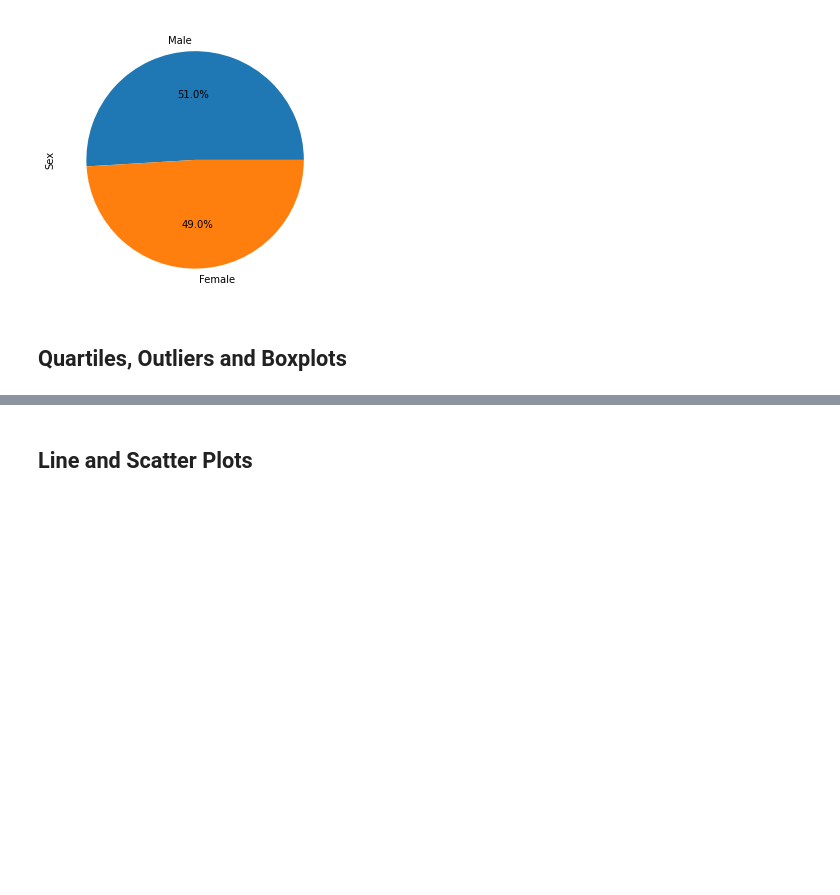
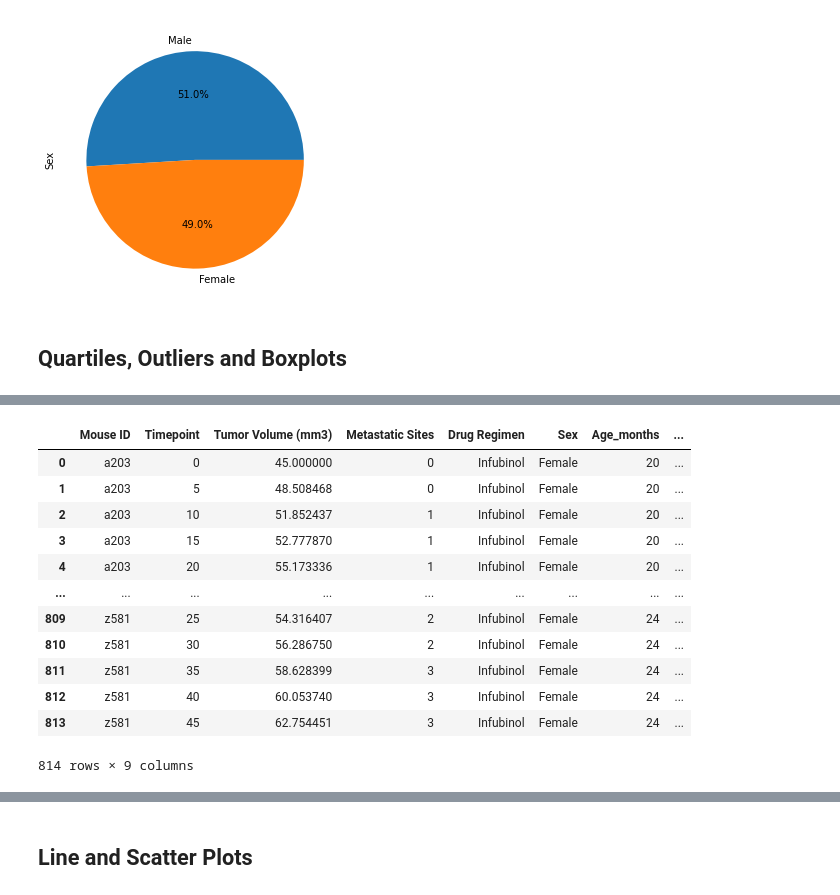
Before and after one commit to sSalvs/matplotlib_homework, a Jupyter notebook: Pymaceuticals.ipynb, the cells around one changed output, grey strips where cells are left out. Drawn from its saved outputs; the diff is of its cells as text; code cells hidden in the pictures; blank space fills up the shorter version.

```diff
--- a/Pymaceuticals.ipynb
+++ b/Pymaceuticals.ipynb
@@ -274,3 +310,53 @@ pyplot_pie = male_vs_female_df.plot.pie(y='Sex', autopct="%1.1f%%",
+# %%
+# Calculate the final tumor volume of each mouse across four of the treatment regimens:
+# Capomulin, Ramicane, Infubinol, and Ceftamin
+
+
+# Filter the Dataframa to 4 drugs
+filtered_drug_df = clean_df.set_index("Drug Regimen")
+# filtered_drug_df
+
+
+filtered_drug_df = filtered_drug_df .loc[["Capomulin", "Ramicane", "Infubinol", "Ceftamin"]]
+# filtered_drug_df
+
+# # # Start by getting the last (greatest) timepoint for each mouse
+
+mice_drug_df = filtered_drug_df.groupby("Mouse ID").max("Timepoint")
+filtered_mice = mice_drug_df["Tumor Volume (mm3)"]
+filtered_mice
+
+# Create a data frame for the greatest volumes
+
+filtered_mice_df = pd.DataFrame(filtered_mice)
+filtered_mice_df
+
+# Combine the data frame
+
+
+combined_drugs_df = pd.merge(clean_df, filtered_mice_df,
+                      how='right', on="Mouse ID")
+
+# rename column
+
+combined_drugs_df  = combined_drugs_df.rename(columns={"Tumor Volume (mm3)_x": "Tumor Volume (mm3)",
+                                                        "Tumor Volume (mm3)_y": "Final Tumor Volume"})
+
+combined_drugs_df
+# %% [output]
+|  | Mouse ID | Timepoint | Tumor Volume (mm3) | Metastatic Sites | Drug Regimen | Sex | Age_months | ... |
+| 0 | a203 | 0 | 45.000000 | 0 | Infubinol | Female | 20 | ... |
+| 1 | a203 | 5 | 48.508468 | 0 | Infubinol | Female | 20 | ... |
+| 2 | a203 | 10 | 51.852437 | 1 | Infubinol | Female | 20 | ... |
+| 3 | a203 | 15 | 52.777870 | 1 | Infubinol | Female | 20 | ... |
+| 4 | a203 | 20 | 55.173336 | 1 | Infubinol | Female | 20 | ... |
+| ... | ... | ... | ... | ... | ... | ... | ... | ... |
+| 809 | z581 | 25 | 54.316407 | 2 | Infubinol | Female | 24 | ... |
+| 810 | z581 | 30 | 56.286750 | 2 | Infubinol | Female | 24 | ... |
+| 811 | z581 | 35 | 58.628399 | 3 | Infubinol | Female | 24 | ... |
+| 812 | z581 | 40 | 60.053740 | 3 | Infubinol | Female | 24 | ... |
+| 813 | z581 | 45 | 62.754451 | 3 | Infubinol | Female | 24 | ... |
+814 rows × 9 columns
 # %%
 # Put treatments into a list for for loop (and later for plot labels)
 
```
Also changed, not shown: parts of 15 cells of this notebook, 1 other file.
